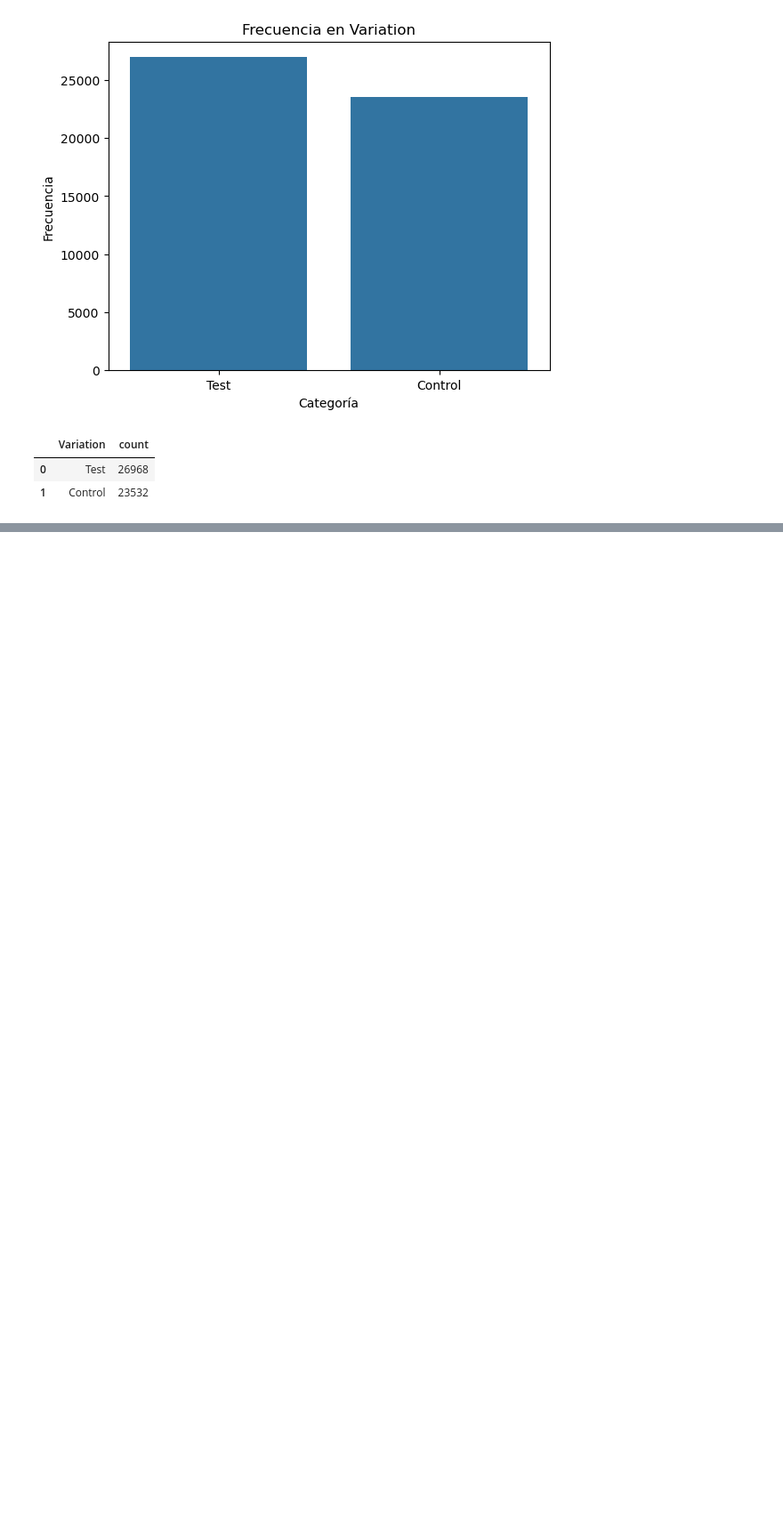
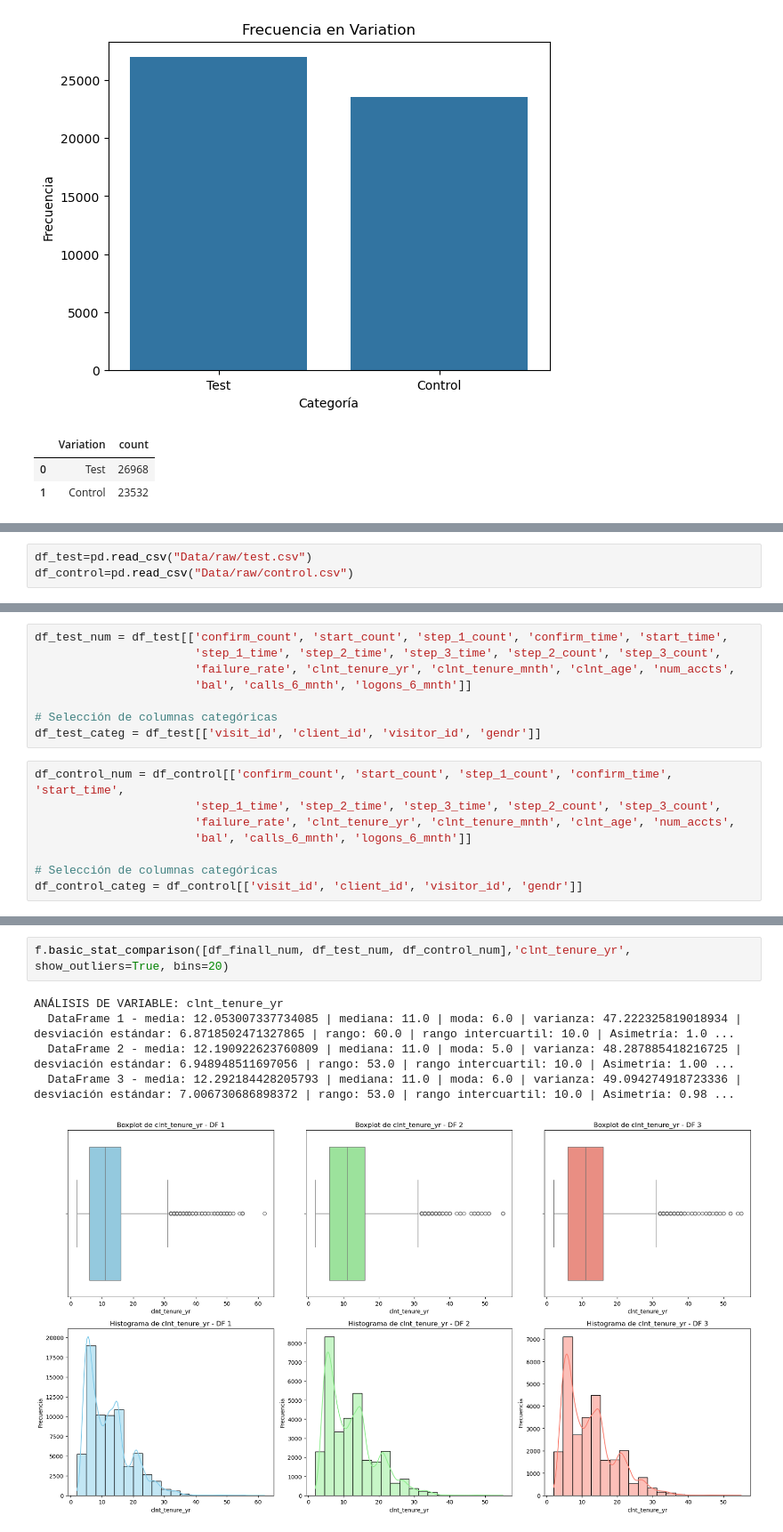
Before and after one commit to estcr/IH-Bank, a Jupyter notebook: main_gerardo.ipynb, the cells around one changed output, grey strips where cells are left out. Shown at 89% size. Cells and saved outputs as stored; diff of their text form; blank space fills up the shorter version.

```diff
--- a/main_gerardo.ipynb
+++ b/main_gerardo.ipynb
@@ -244,0 +279,3 @@ df_pt2.head()
+# %%
+df_test=pd.read_csv("Data/raw/test.csv")
+df_control=pd.read_csv("Data/raw/control.csv")
@@ -244,0 +284,16 @@ df_pt2.head()
+# %%
+df_test_num = df_test[['confirm_count', 'start_count', 'step_1_count', 'confirm_time', 'start_time',
+                       'step_1_time', 'step_2_time', 'step_3_time', 'step_2_count', 'step_3_count',
+                       'failure_rate', 'clnt_tenure_yr', 'clnt_tenure_mnth', 'clnt_age', 'num_accts',
+                       'bal', 'calls_6_mnth', 'logons_6_mnth']]
+
+# Selección de columnas categóricas
+df_test_categ = df_test[['visit_id', 'client_id', 'visitor_id', 'gendr']]
+# %%
+df_control_num = df_control[['confirm_count', 'start_count', 'step_1_count', 'confirm_time', 'start_time',
+                       'step_1_time', 'step_2_time', 'step_3_time', 'step_2_count', 'step_3_count',
+                       'failure_rate', 'clnt_tenure_yr', 'clnt_tenure_mnth', 'clnt_age', 'num_accts',
+                       'bal', 'calls_6_mnth', 'logons_6_mnth']]
+
+# Selección de columnas categóricas
+df_control_categ = df_control[['visit_id', 'client_id', 'visitor_id', 'gendr']]
@@ -244,0 +306,8 @@ df_pt2.head()
+# %%
+f.basic_stat_comparison([df_finall_num, df_test_num, df_control_num],'clnt_tenure_yr', show_outliers=True, bins=20)
+# %% [output]
+ANÁLISIS DE VARIABLE: clnt_tenure_yr
+  DataFrame 1 - media: 12.053007337734085 | mediana: 11.0 | moda: 6.0 | varianza: 47.222325819018934 | desviación estándar: 6.8718502471327865 | rango: 60.0 | rango intercuartil: 10.0 | Asimetría: 1.0 ...
+  DataFrame 2 - media: 12.190922623760809 | mediana: 11.0 | moda: 5.0 | varianza: 48.287885418216725 | desviación estándar: 6.948948511697056 | rango: 53.0 | rango intercuartil: 10.0 | Asimetría: 1.00 ...
+  DataFrame 3 - media: 12.292184428205793 | mediana: 11.0 | moda: 6.0 | varianza: 49.094274918723336 | desviación estándar: 7.006730686898372 | rango: 53.0 | rango intercuartil: 10.0 | Asimetría: 0.98 ...
+[figure, added]
```
Also changed, not shown: parts of 26 cells of this notebook, 5 other files.
